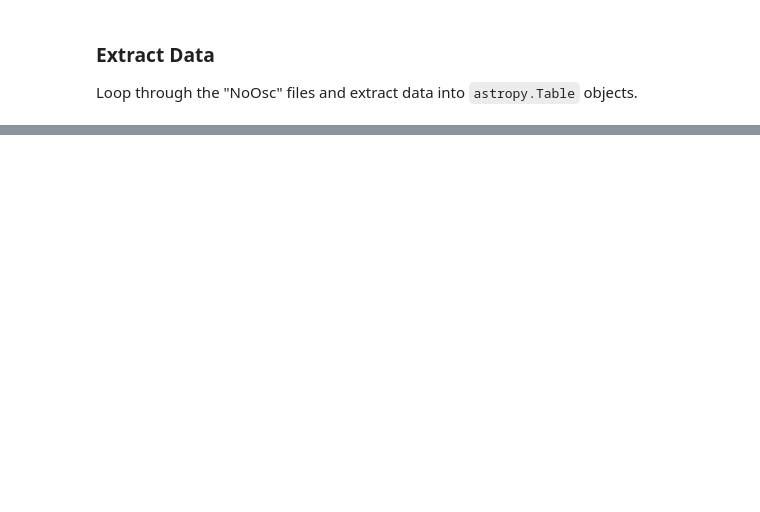
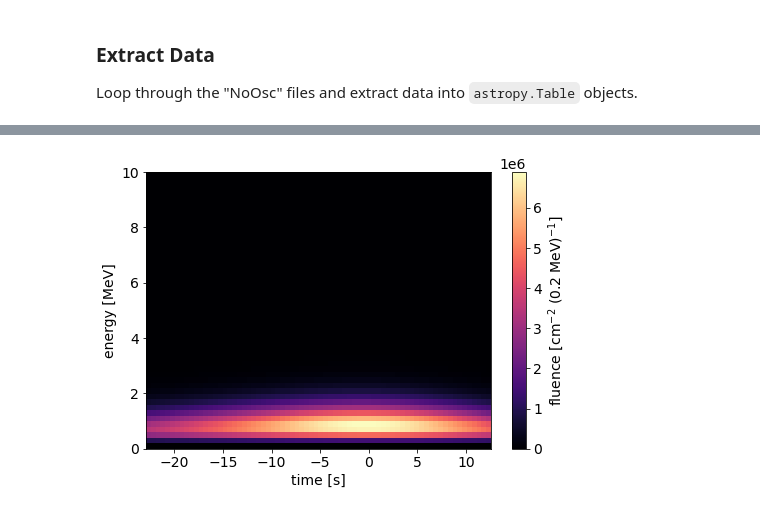
Before and after one commit to SNEWS2/snewpy, a Jupyter notebook: doc/nb/tar_reader.ipynb, the cells around one changed output, grey strips where cells are left out. Saved outputs shown, nothing was run; the diff lists cells and outputs as text; code cells hidden in the pictures; blank space fills up the shorter version.

```diff
--- a/doc/nb/tar_reader.ipynb
+++ b/doc/nb/tar_reader.ipynb
@@ -73,7 +77,9 @@ noosc
 Loop through the "NoOsc" files and extract data into `astropy.Table` objects.
 # %%
 time = []
-luminosity = {}
+energy = None
+flux = {}
+
 for nooscfile in noosc:
     with tf.extractfile(nooscfile) as f:
         meta = f.readline()
@@ -82,20 +88,23 @@ for nooscfile in noosc:
         t = float(metatext.split('TBinMid=')[-1].split('sec')[0]) #* u.s
         dt = float(metatext.split('tBinWidth=')[-1].split('s')[0]) * u.s
         dE = float(metatext.split('eBinWidth=')[-1].split('MeV')[0]) * u.MeV
+
         data = Table.read(f, format='ascii.commented_header', header_start=-1)
         data.meta['t'] = t
         data.meta['dt'] = dt
         data.meta['dE'] = dE
 
+        time.append(t)
+        if energy is None:
+            energy = (data['E(GeV)'].data*1000).tolist()
+
         for flavor in ['NuE', 'NuMu', 'NuTau', 'aNuE', 'aNuMu', 'aNuTau']:
-            n = np.trapz(data[flavor], data['E(GeV)'])
+            if flavor in flux:
+                flux[flavor].append(data[flavor].data.tolist())
+            else:
+                flux[flavor] = [data[flavor].data.tolist()]
 
-            if flavor in luminosity:
-                luminosity[flavor].append(n)
-            else:
-                luminosity[flavor] = [n]
-
-        time.append(t)
-        print(t, dt, dE)
-data
+# Transpose so that table rows are energy and columns are time.
+for k, v in flux.items():
+    flux[k] = np.transpose(flux[k])
 # %% [output]
@@ -137,0 +128,14 @@ Table length=501
+# %%
+nt, nE = len(time), len(energy)
+
+fig, ax = plt.subplots(1,1, figsize=(7,5))
+im = ax.imshow(flux['NuE'], extent=[time[0], time[-1], energy[0], energy[-1]],
+               origin='lower', cmap='magma',
+               aspect='auto')
+cb = fig.colorbar(im, ax=ax)
+cb.set_label('fluence [cm$^{-2}$ (0.2 MeV)$^{-1}$]')
+ax.set(xlim=(time[0], time[-1]), xlabel='time [s]',
+       ylim=(0,10), ylabel='energy [MeV]')
+fig.tight_layout()
+# %% [output]
+[figure, added]
```
Also changed, not shown: parts of 9 cells of this notebook.
